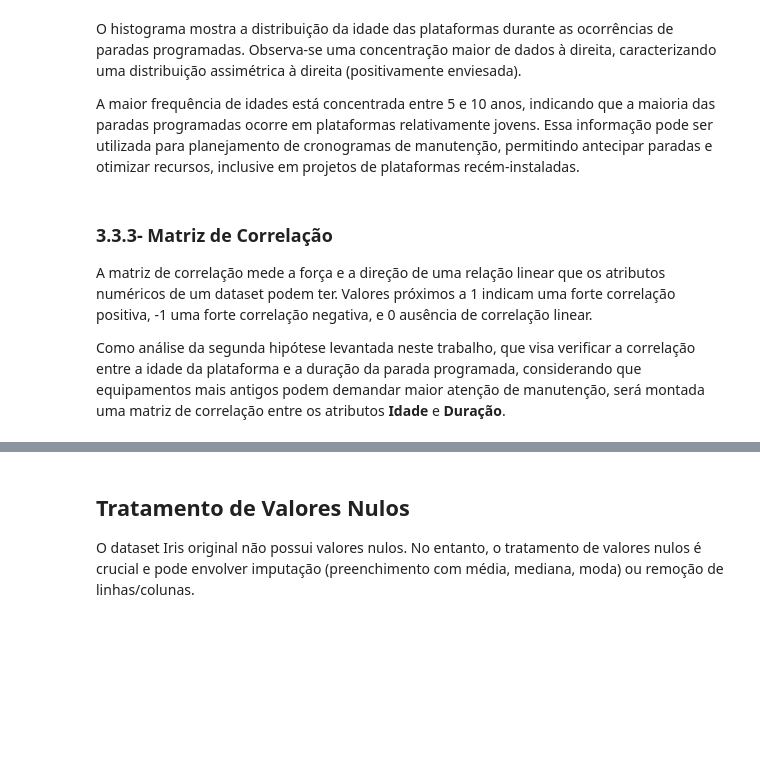
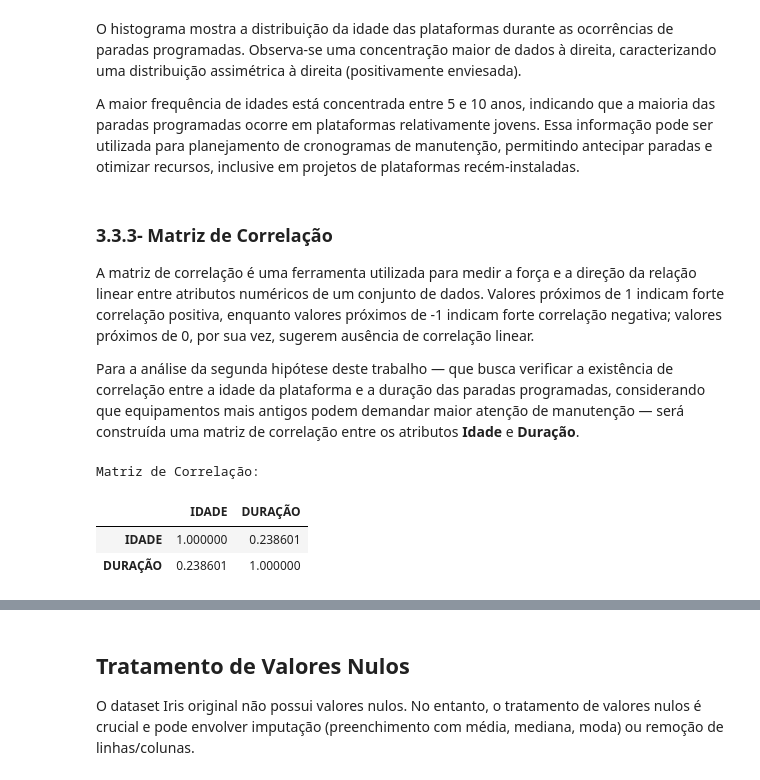
Before and after one commit to LAOLIVEIRA1972/PUC_MVP_AnaliseDados, a Jupyter notebook: mvp_Analise_Dados.ipynb, the cells around one changed output, grey strips where cells are left out. Drawn from its saved outputs; the diff is of its cells as text; code cells hidden in the pictures; blank space fills up the shorter version.

```diff
--- a/mvp_Analise_Dados.ipynb
+++ b/mvp_Analise_Dados.ipynb
@@ -336,13 +338,22 @@ A maior frequência de idades está concentrada entre 5 e 10 anos, indicando que
 # %% [markdown]
 ### 3.3.3- Matriz de Correlação
 
-A matriz de correlação mede a força e a direção de uma relação linear que os atributos numéricos de um dataset podem ter. Valores próximos a 1 indicam uma forte correlação positiva, -1 uma forte correlação negativa, e 0 ausência de correlação linear.
+A matriz de correlação é uma ferramenta utilizada para medir a força e a direção da relação linear entre atributos numéricos de um conjunto de dados. Valores próximos de 1 indicam forte correlação positiva, enquanto valores próximos de -1 indicam forte correlação negativa; valores próximos de 0, por sua vez, sugerem ausência de correlação linear.
 
-Como análise da segunda hipótese levantada neste trabalho, que visa verificar a correlação entre a idade da plataforma e a duração da parada programada, considerando que equipamentos mais antigos podem demandar maior atenção de manutenção, será montada uma matriz de correlação entre os atributos **Idade** e **Duração**.
+Para a análise da segunda hipótese deste trabalho — que busca verificar a existência de correlação entre a idade da plataforma e a duração das paradas programadas, considerando que equipamentos mais antigos podem demandar maior atenção de manutenção — será construída uma matriz de correlação entre os atributos **Idade** e **Duração**.
 # %%
 # Matriz de correlação
 print("\nMatriz de Correlação:")
-df.iloc[:, :4].corr()
+
+# seleciona os atributos idade e duração
+atributos_selecionados = ['IDADE', 'DURAÇÃO']
+dataset_selecionados = dataset[atributos_selecionados]
+dataset_selecionados.corr()
+# %% [output]
+Matriz de Correlação:
+|  | IDADE | DURAÇÃO |
+| IDADE | 1.000000 | 0.238601 |
+| DURAÇÃO | 0.238601 | 1.000000 |
 # %%
 plt.figure(figsize=(8, 6))
 # mapa de calor das variáveis numéricas
```
Also changed, not shown: parts of 15 cells of this notebook.
